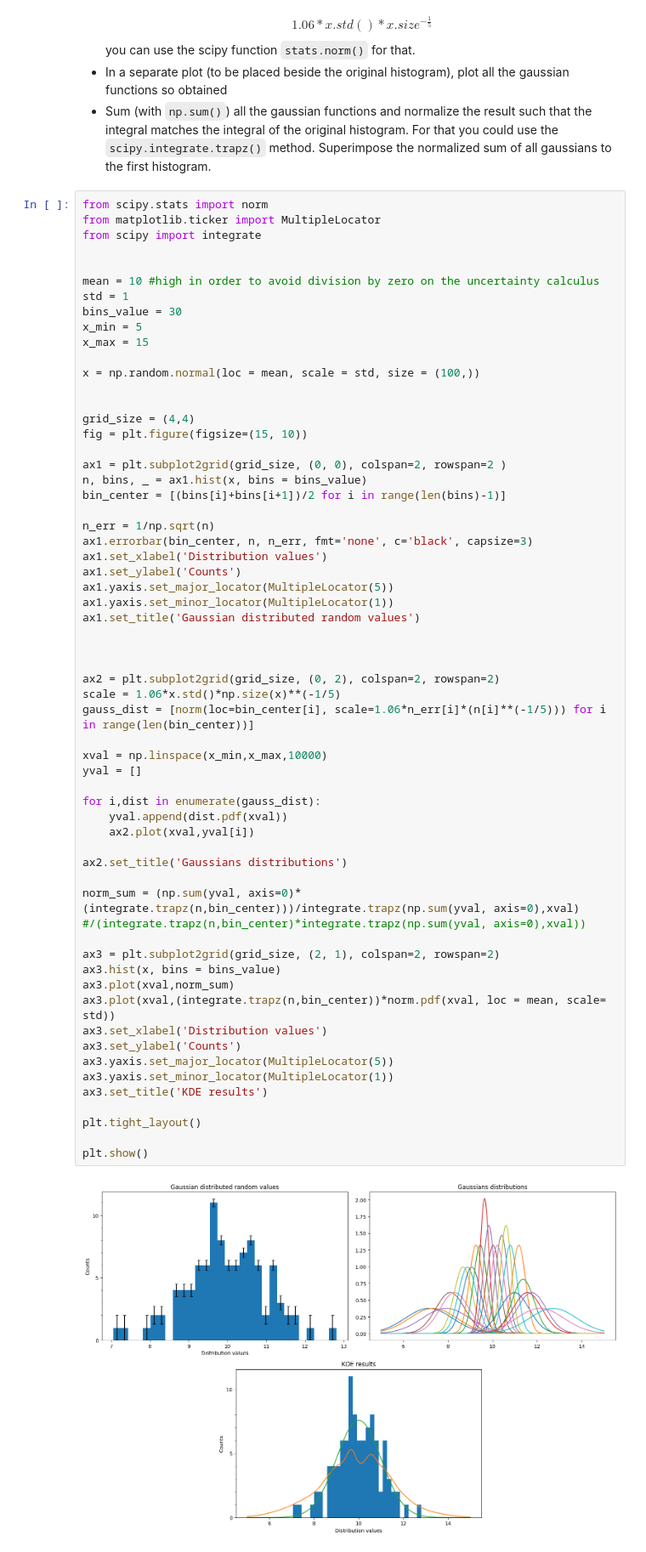
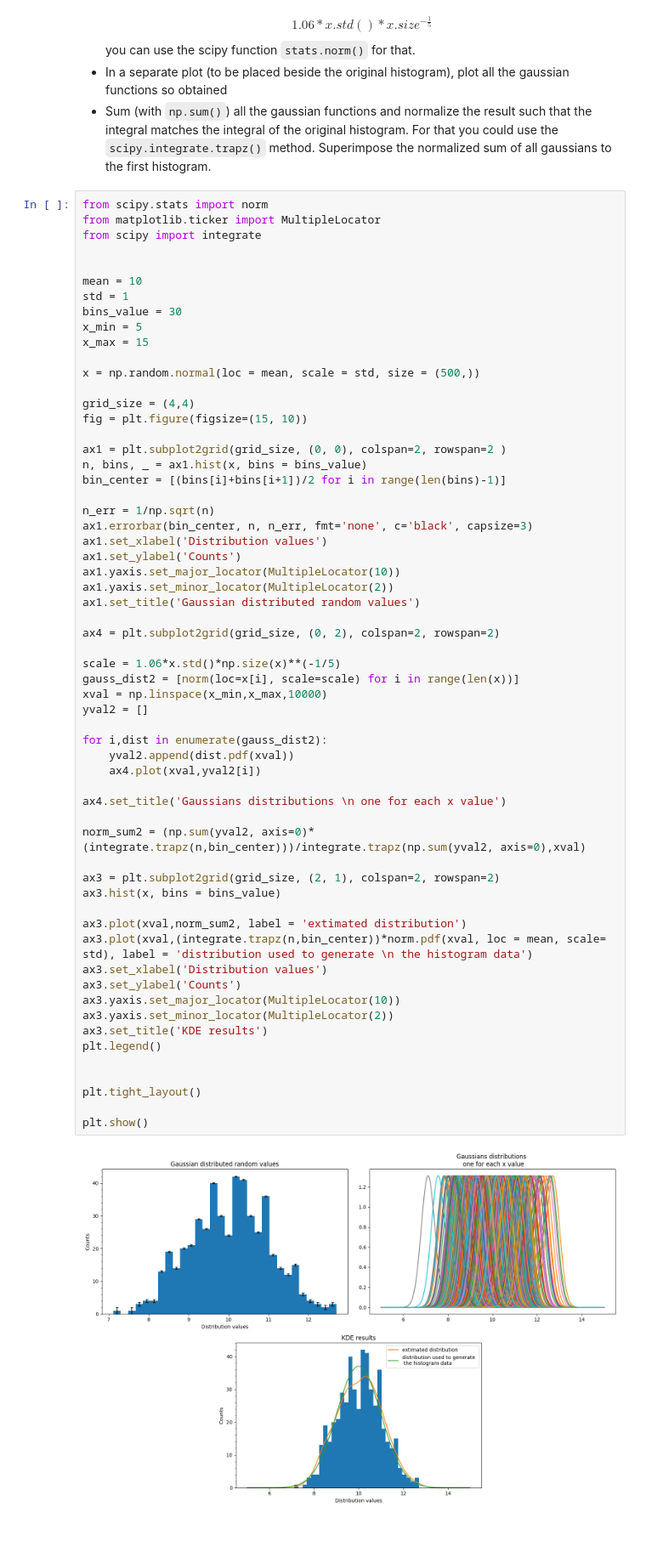
Before and after one commit to zucchett/ScientificComputingWithPython2022, a Jupyter notebook: 07ex_visualization.ipynb, the cells around one changed output. Shown at 85% size. Drawn from its saved outputs; the diff is of its cells as text.

```diff
--- a/07ex_visualization.ipynb
+++ b/07ex_visualization.ipynb
@@ -158,60 +162,59 @@ from matplotlib.ticker import MultipleLocator
 from scipy import integrate
 
 
-mean = 10 #high in order to avoid division by zero on the uncertainty calculus
+mean = 10
 std = 1
 bins_value = 30
 x_min = 5
 x_max = 15
 
-x = np.random.normal(loc = mean, scale = std, size = (100,))
-
+x = np.random.normal(loc = mean, scale = std, size = (500,))
 
 grid_size = (4,4)
 fig = plt.figure(figsize=(15, 10))
 
 ax1 = plt.subplot2grid(grid_size, (0, 0), colspan=2, rowspan=2 )
 n, bins, _ = ax1.hist(x, bins = bins_value)
 bin_center = [(bins[i]+bins[i+1])/2 for i in range(len(bins)-1)]
 
 n_err = 1/np.sqrt(n)
 ax1.errorbar(bin_center, n, n_err, fmt='none', c='black', capsize=3)
 ax1.set_xlabel('Distribution values')
 ax1.set_ylabel('Counts')
-ax1.yaxis.set_major_locator(MultipleLocator(5))
-ax1.yaxis.set_minor_locator(MultipleLocator(1))
+ax1.yaxis.set_major_locator(MultipleLocator(10))
+ax1.yaxis.set_minor_locator(MultipleLocator(2))
 ax1.set_title('Gaussian distributed random values')
 
+ax4 = plt.subplot2grid(grid_size, (0, 2), colspan=2, rowspan=2)
 
+scale = 1.06*x.std()*np.size(x)**(-1/5)
+gauss_dist2 = [norm(loc=x[i], scale=scale) for i in range(len(x))]
+xval = np.linspace(x_min,x_max,10000)
+yval2 = []
 
-ax2 = plt.subplot2grid(grid_size, (0, 2), colspan=2, rowspan=2)
-scale = 1.06*x.std()*np.size(x)**(-1/5)
-gauss_dist = [norm(loc=bin_center[i], scale=1.06*n_err[i]*(n[i]**(-1/5))) for i in range(len(bin_center))]
+for i,dist in enumerate(gauss_dist2):
+    yval2.append(dist.pdf(xval))
+    ax4.plot(xval,yval2[i])
 
-xval = np.linspace(x_min,x_max,10000)
-yval = []
+ax4.set_title('Gaussians distributions \n one for each x value')
 
-for i,dist in enumerate(gauss_dist):
-    yval.append(dist.pdf(xval))
-    ax2.plot(xval,yval[i])
-
-ax2.set_title('Gaussians distributions')
-
-norm_sum = (np.sum(yval, axis=0)*(integrate.trapz(n,bin_center)))/integrate.trapz(np.sum(yval, axis=0),xval)
-#/(integrate.trapz(n,bin_center)*integrate.trapz(np.sum(yval, axis=0),xval))
+norm_sum2 = (np.sum(yval2, axis=0)*(integrate.trapz(n,bin_center)))/integrate.trapz(np.sum(yval2, axis=0),xval)
 
 ax3 = plt.subplot2grid(grid_size, (2, 1), colspan=2, rowspan=2)
 ax3.hist(x, bins = bins_value)
-ax3.plot(xval,norm_sum)
-ax3.plot(xval,(integrate.trapz(n,bin_center))*norm.pdf(xval, loc = mean, scale= std))
+
+ax3.plot(xval,norm_sum2, label = 'extimated distribution')
+ax3.plot(xval,(integrate.trapz(n,bin_center))*norm.pdf(xval, loc = mean, scale= std), label = 'distribution used to generate \n the histogram data')
 ax3.set_xlabel('Distribution values')
 ax3.set_ylabel('Counts')
-ax3.yaxis.set_major_locator(MultipleLocator(5))
-ax3.yaxis.set_minor_locator(MultipleLocator(1))
+ax3.yaxis.set_major_locator(MultipleLocator(10))
+ax3.yaxis.set_minor_locator(MultipleLocator(2))
 ax3.set_title('KDE results')
+plt.legend()
+
 
 plt.tight_layout()
 
 plt.show()
 # %% [output]
-[figure, old version]
+[figure, new version]
```
Also changed, not shown: parts of 3 cells of this notebook, 3 other files.
